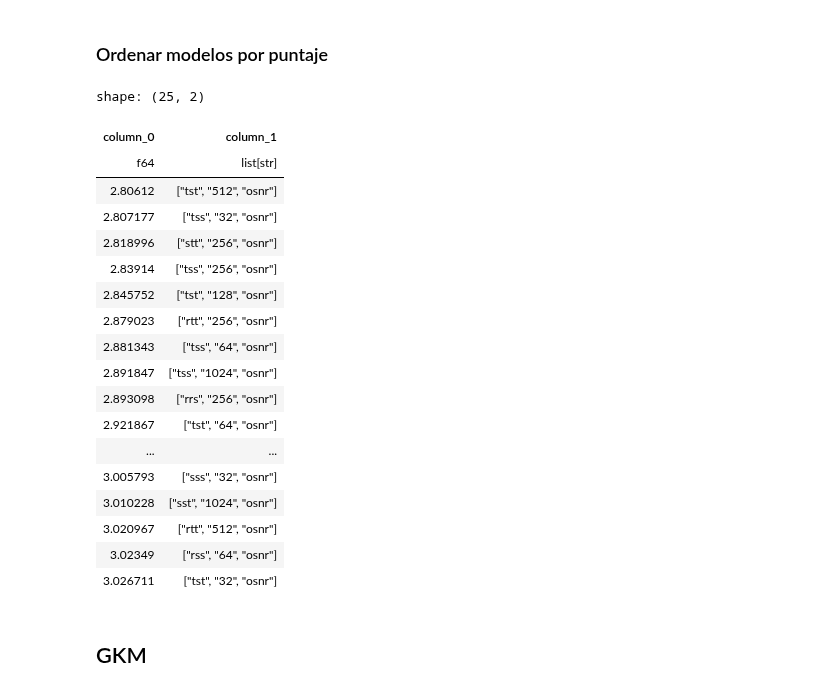
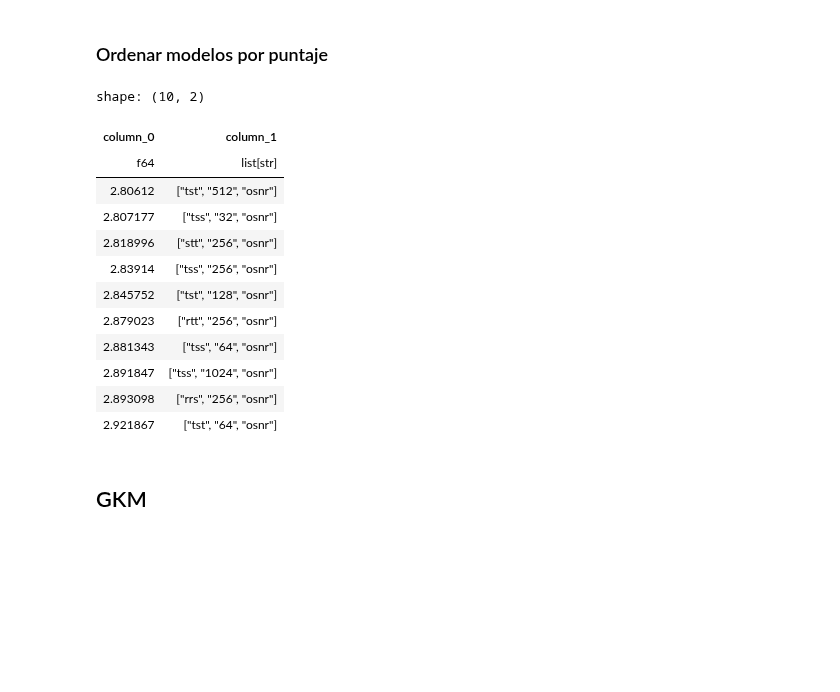
Before and after one commit to jjgranadat/Semillero_SOFA, a Jupyter notebook: ICI_Project/Codes/CountingVectors/CV_16GBd_Regression.ipynb, the cells around one changed output. Saved outputs shown, nothing was run; the diff lists cells and outputs as text; code cells hidden in the pictures; blank space fills up the shorter version.

```diff
--- a/ICI_Project/Codes/CountingVectors/CV_16GBd_Regression.ipynb
+++ b/ICI_Project/Codes/CountingVectors/CV_16GBd_Regression.ipynb
@@ -402,7 +409,7 @@ def get_better_models(results, metric="mae", score="test"):
         for neurons in max_neurons:
             for osnr in osnr_lst:
                 act_fn_name = "".join([s[0] for s in activations])
-                coll = cv16f_reg_results[act_fn_name][neurons][osnr][metric][score]
+                coll = results[act_fn_name][neurons][osnr][metric][score]
                 if isinstance(coll, defaultdict):
                     continue
                 score_value = np.mean(coll)
@@ -411,27 +418,21 @@ def get_better_models(results, metric="mae", score="test"):
     return pl.dataframe.DataFrame(scores)
 # %%
 better_models_df = get_better_models(cv16f_reg_results, metric="mae", score="test")
-better_models_df.head(25)
+better_models_df.head(10)
 # %% [output]
-shape: (25, 2)
+shape: (10, 2)
 | column_0 | column_1 |
 | f64 | list[str] |
 | 2.80612 | ["tst", "512", "osnr"] |
 | 2.807177 | ["tss", "32", "osnr"] |
 | 2.818996 | ["stt", "256", "osnr"] |
 | 2.83914 | ["tss", "256", "osnr"] |
 | 2.845752 | ["tst", "128", "osnr"] |
 | 2.879023 | ["rtt", "256", "osnr"] |
 | 2.881343 | ["tss", "64", "osnr"] |
 | 2.891847 | ["tss", "1024", "osnr"] |
 | 2.893098 | ["rrs", "256", "osnr"] |
 | 2.921867 | ["tst", "64", "osnr"] |
-| ... | ... |
-| 3.005793 | ["sss", "32", "osnr"] |
-| 3.010228 | ["sst", "1024", "osnr"] |
-| 3.020967 | ["rtt", "512", "osnr"] |
-| 3.02349 | ["rss", "64", "osnr"] |
-| 3.026711 | ["tst", "32", "osnr"] |
 # %% [markdown]
 ## GKM
 # %%
```
Also changed, not shown: parts of 13 cells of this notebook.
